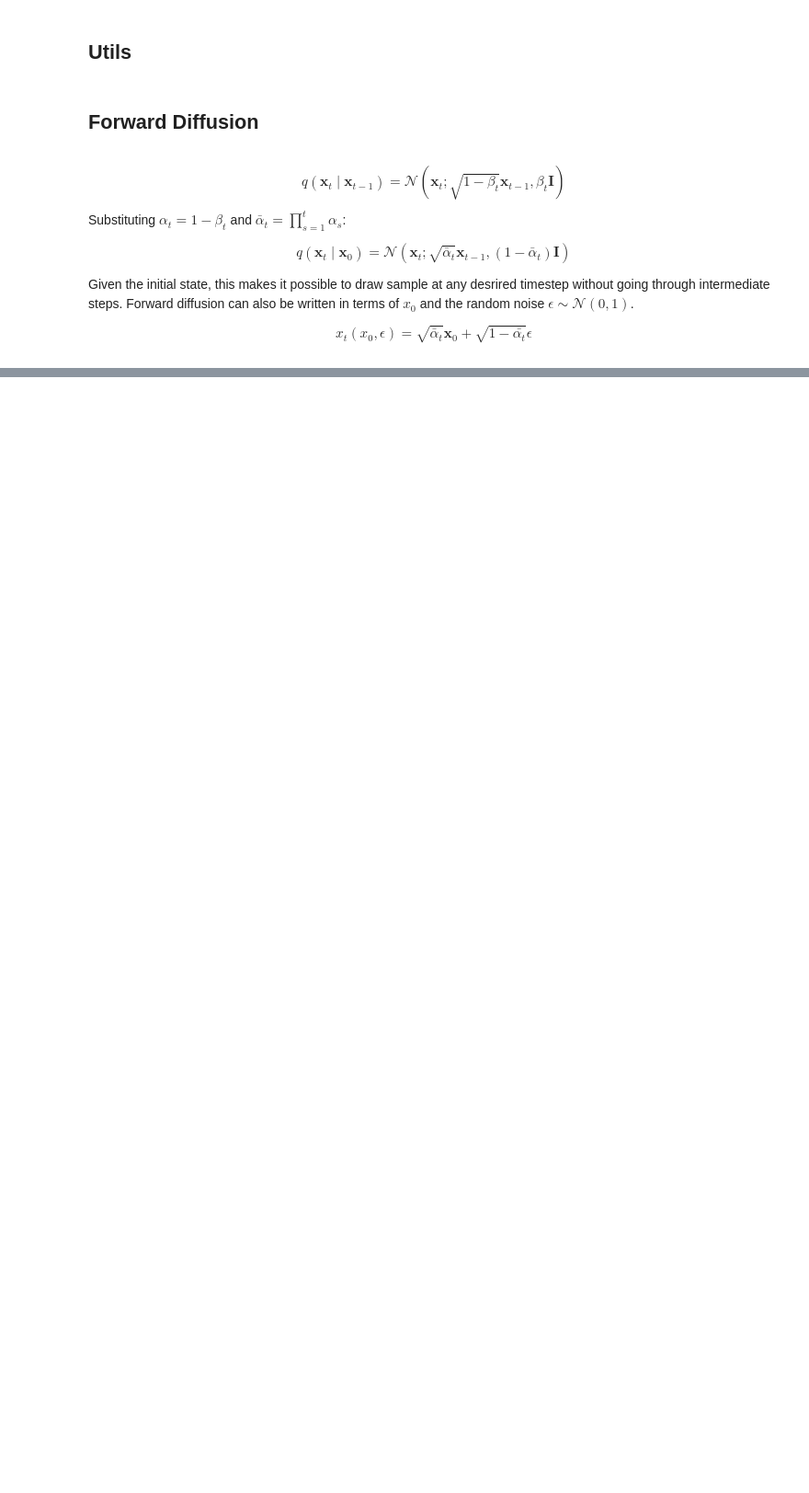
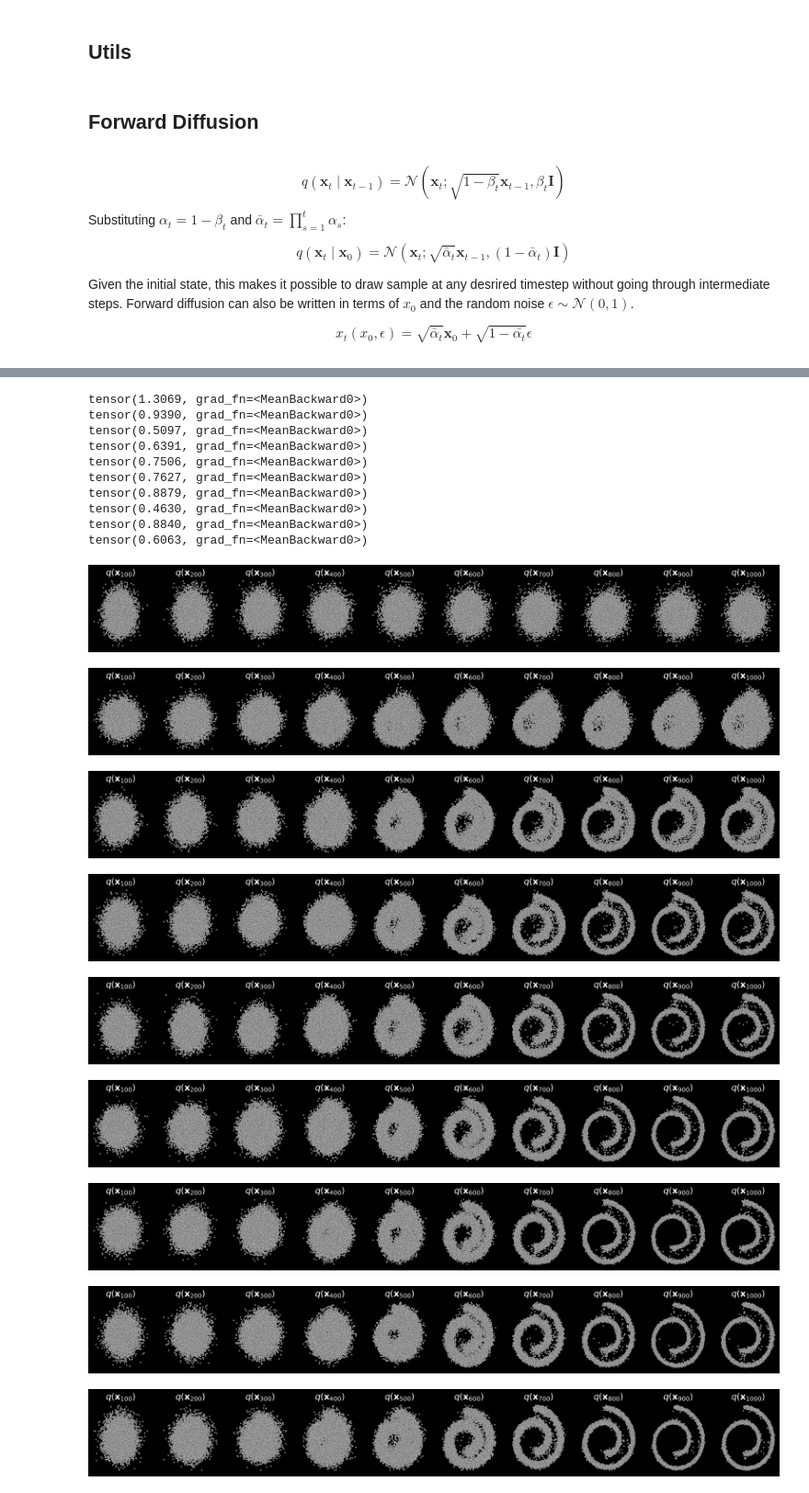
Before and after one commit to thibaud-perrin/diffusion-model, a Jupyter notebook: diffusion_model.ipynb, the cells around one changed output, grey strips where cells are left out. Shown at 92% size. Cells and saved outputs as stored; diff of their text form; code cells hidden in the pictures; blank space fills up the shorter version.

```diff
--- a/diffusion_model.ipynb
+++ b/diffusion_model.ipynb
@@ -78,3 +111,11 @@ def extract(input, t, x):
+# %%
+def p_sample_loop(model, shape,n_steps,alphas,betas,one_minus_alphas_bar_sqrt):
+    cur_x = torch.randn(shape)
+    x_seq = [cur_x]
+    for i in reversed(range(n_steps)):
+        cur_x = p_sample(model, cur_x, i,alphas,betas,one_minus_alphas_bar_sqrt)
+        x_seq.append(cur_x)
+    return x_seq
 # %% [markdown]
 ## Forward Diffusion
 # %% [markdown]
@@ -135,0 +256,60 @@ def q_posterior_mean_variance(x_0, x_t, t):
+# %%
+model = ConditionalModel(num_steps)
+optimizer = optim.Adam(model.parameters(), lr=1e-3)
+# Create EMA model
+ema = EMA(0.9)
+ema.register(model)
+# Batch size
+batch_size = 128
+# %%
+dataset = torch.Tensor(swiss_roll).float()
+# %%
+for t in range(1000):
+    # X is a torch Variable
+    permutation = torch.randperm(dataset.size()[0])
+    for i in range(0, dataset.size()[0], batch_size):
+        # Retrieve current batch
+        indices = permutation[i:i+batch_size]
+        batch_x = dataset[indices]
+        # Compute the loss.
+        loss = noise_estimation_loss(model, batch_x, alphas_bar_sqrt, one_minus_alphas_bar_sqrt, num_steps)
+        # Before the backward pass, zero all of the network gradients
+        optimizer.zero_grad()
+        # Backward pass: compute gradient of the loss with respect to parameters
+        loss.backward()
+        # Perform gradient clipping
+        torch.nn.utils.clip_grad_norm_(model.parameters(), 1.)
+        # Calling the step function to update the parameters
+        optimizer.step()
+        # Update the exponential moving average
+        ema.update(model)
+    # Print loss
+    if (t % 100 == 0):
+        print(loss)
+        x_seq = p_sample_loop(model, dataset.shape, num_steps, alphas, betas, one_minus_alphas_bar_sqrt)
+        fig, axs = plt.subplots(1, 10, figsize=(28, 3))
+        for i in range(1, 11):
+            cur_x = x_seq[i * 10].detach()
+            axs[i-1].scatter(cur_x[:, 0], cur_x[:, 1], c='w', edgecolor='gray', s=5);
+            axs[i-1].set_axis_off();
+            axs[i-1].set_title('$q(\mathbf{x}_{'+str(i*100)+'})$', c='w', fontsize=20)
+# %% [output]
+tensor(1.3069, grad_fn=<MeanBackward0>)
+tensor(0.9390, grad_fn=<MeanBackward0>)
+tensor(0.5097, grad_fn=<MeanBackward0>)
+tensor(0.6391, grad_fn=<MeanBackward0>)
+tensor(0.7506, grad_fn=<MeanBackward0>)
+tensor(0.7627, grad_fn=<MeanBackward0>)
+tensor(0.8879, grad_fn=<MeanBackward0>)
+tensor(0.4630, grad_fn=<MeanBackward0>)
+tensor(0.8840, grad_fn=<MeanBackward0>)
+tensor(0.6063, grad_fn=<MeanBackward0>)
+[figure, added]
+[figure, added]
+[figure, added]
+[figure, added]
+[figure, added]
+[figure, added]
+[figure, added]
+[figure, added]
+[figure, added]
```
Also changed, not shown: parts of 19 cells of this notebook.
